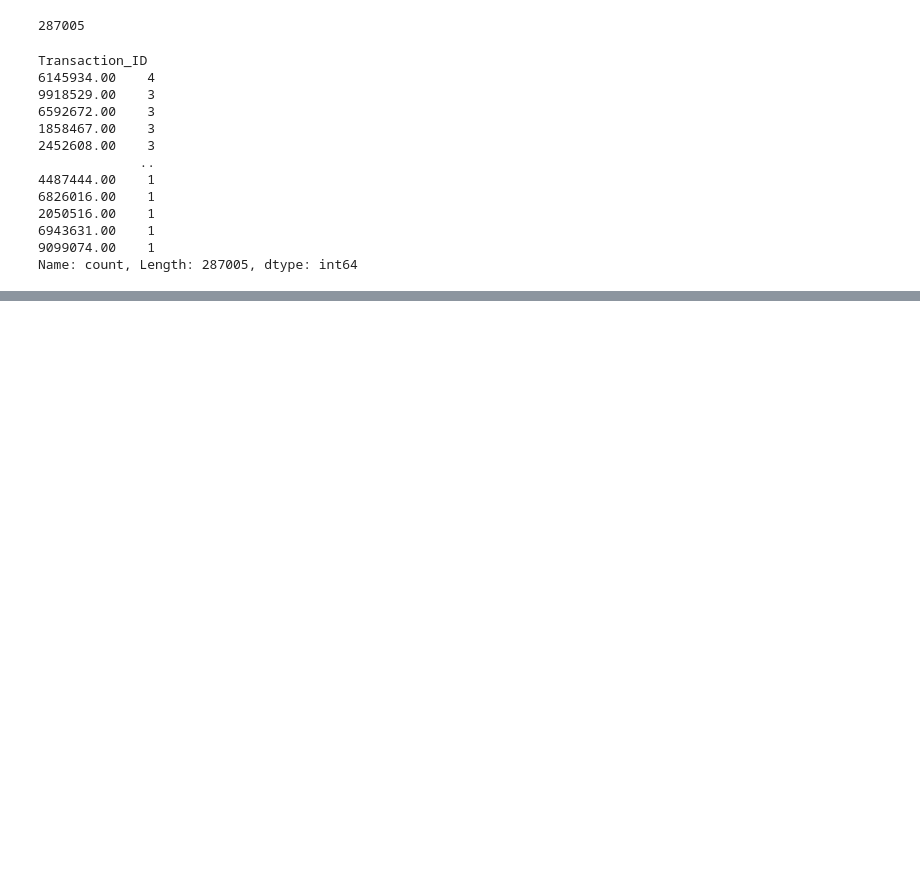
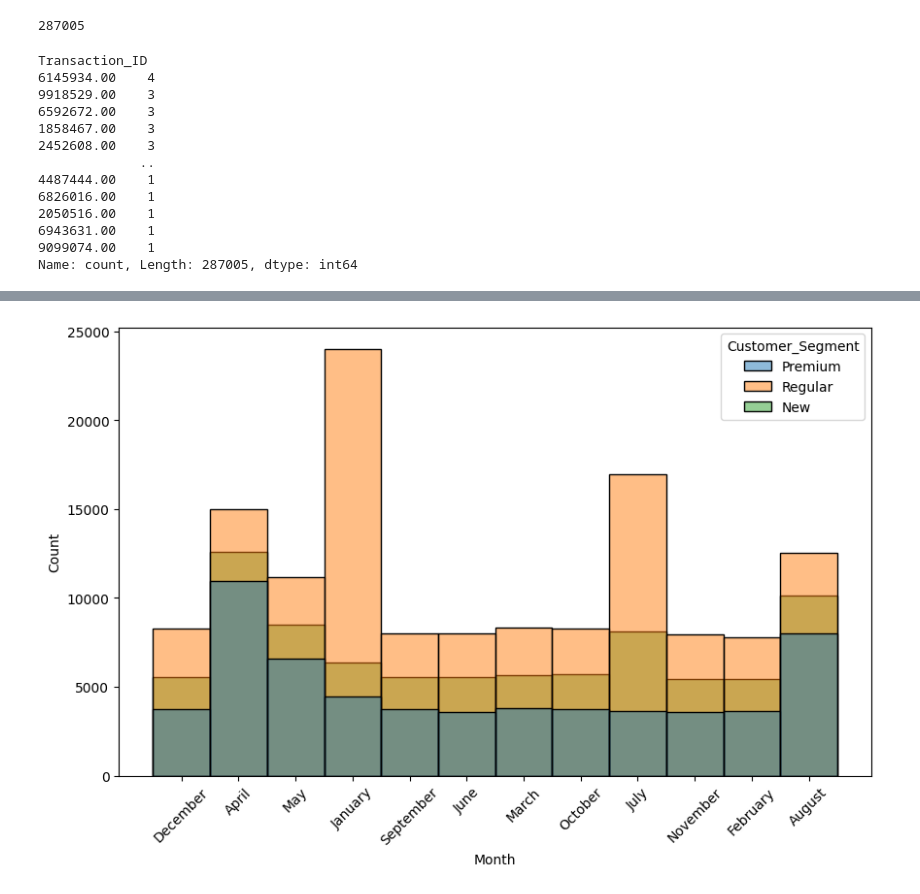
Before and after one commit to SergioDLezama/Retail-Analysis, a Jupyter notebook: main.ipynb, the cells around one changed output, grey strips where cells are left out. Saved outputs shown, nothing was run; the diff lists cells and outputs as text; code cells hidden in the pictures; blank space fills up the shorter version.

```diff
--- a/main.ipynb
+++ b/main.ipynb
@@ -6,7 +10,7 @@ import seaborn as sns
 # %%
 pd.set_option('display.max_columns', None)
 # %%
-df = pd.read_csv('retail_data.csv')
+df = pd.read_csv('/content/Retail-Analysis/retail_data.csv')
 # %%
 df.head(3)
 # %% [output]
@@ -199,0 +251,8 @@ df = df.reset_index(drop=True)
+# %%
+plt.figure(figsize=(10,6))
+sns.histplot(data=df, x='Month',hue='Customer_Segment',color=('blue'))
+
+plt.xticks(rotation=45)
+plt.show()
+# %% [output]
+[figure, added]
```
Also changed, not shown: parts of 20 cells of this notebook.
